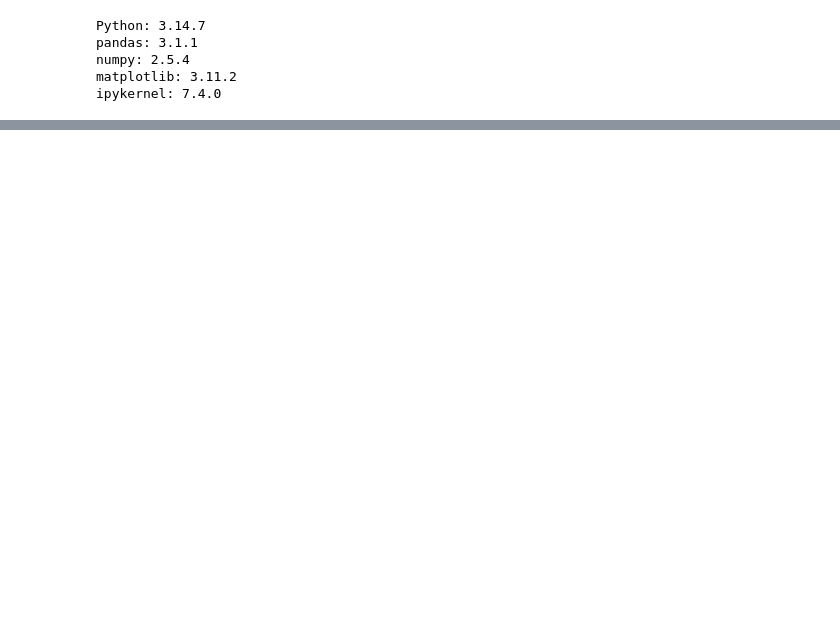
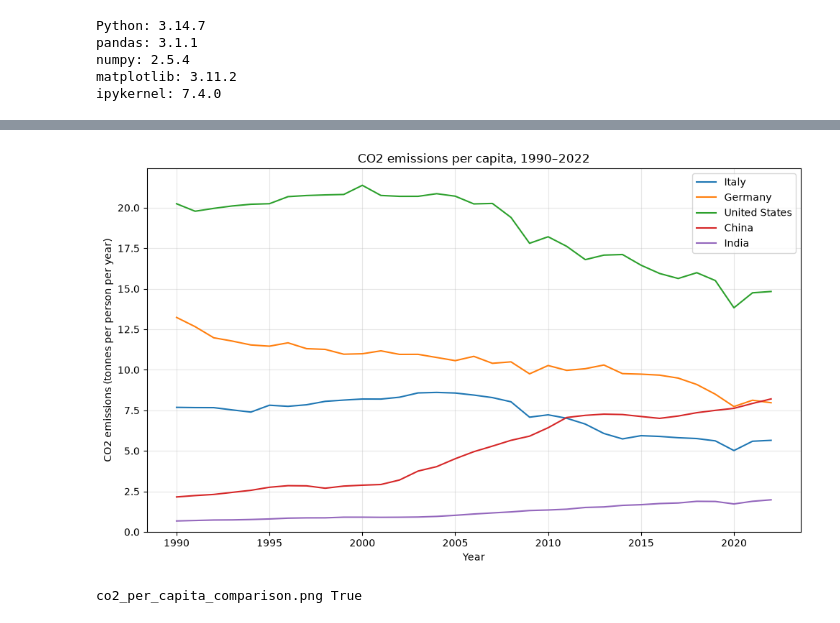
Before and after one commit to hossein-esmaeili2000/unimi-python-project-2026, a Jupyter notebook: green_growth.ipynb, the cells around one changed output, grey strips where cells are left out. Cells and saved outputs as stored; diff of their text form; code cells hidden in the pictures; blank space fills up the shorter version.

Commit message:
Add CO2 per capita analysis and comparison chart

```diff
--- a/green_growth.ipynb
+++ b/green_growth.ipynb
@@ -428,3 +448,11 @@ pandas: 3.1.1
 numpy: 2.5.4
 matplotlib: 3.11.2
 ipykernel: 7.4.0
+# %%
+from analysis import add_co2_per_capita
+
+selected_df = add_co2_per_capita(selected_df)
+
+selected_df[
+    ["country", "year", "co2", "population", "co2_per_capita"]
+].head()
@@ -430,0 +484,12 @@ ipykernel: 7.4.0
+# %%
+from plotting import plot_co2_per_capita
+
+per_capita_figure = plot_co2_per_capita(
+    selected_df,
+    selected_countries
+)
+
+print(per_capita_figure.name, per_capita_figure.is_file())
+# %% [output]
+[figure, added]
+co2_per_capita_comparison.png True
```
Also changed, not shown: parts of 5 cells of this notebook, 4 other files.
